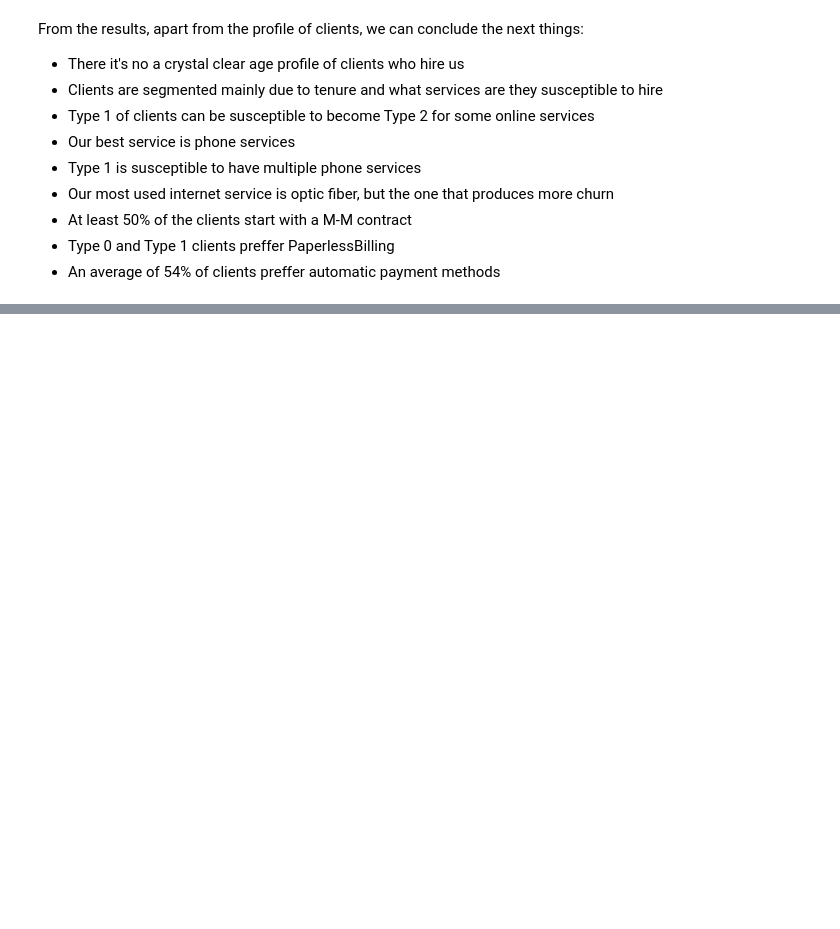
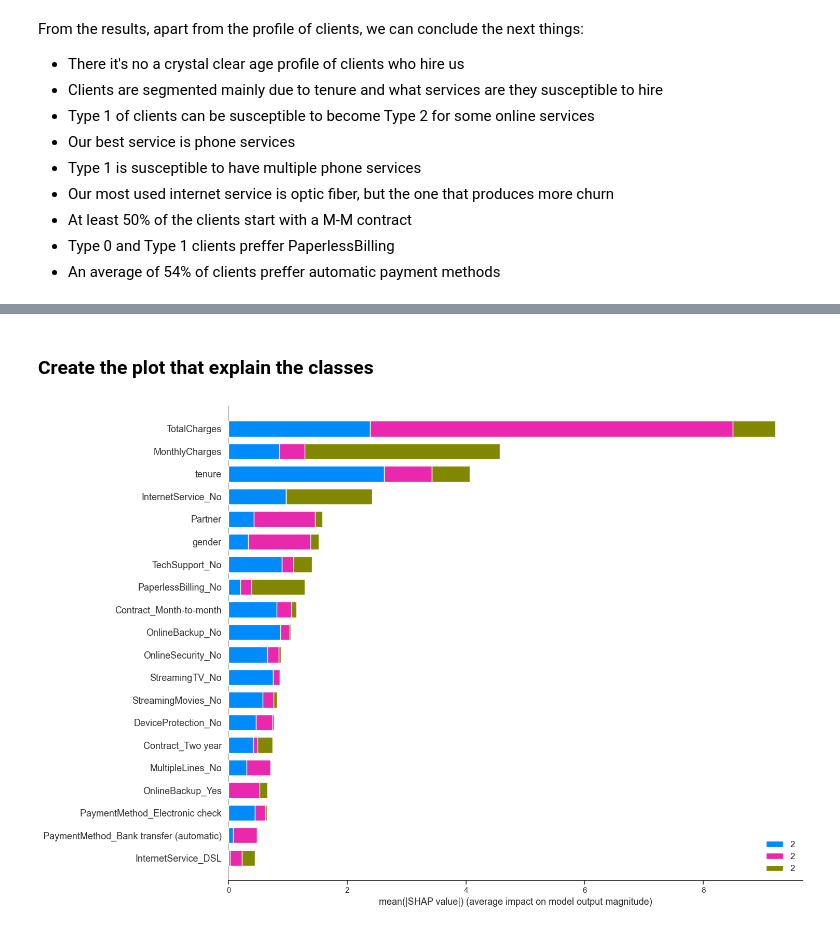
Before and after one commit to fbrownp/ml-churn, a Jupyter notebook: research/EDA_churn_analysis.ipynb, the cells around one changed output, grey strips where cells are left out. Saved outputs shown, nothing was run; the diff lists cells and outputs as text; code cells hidden in the pictures; blank space fills up the shorter version.

```diff
--- a/research/EDA_churn_analysis.ipynb
+++ b/research/EDA_churn_analysis.ipynb
@@ -611,0 +622,5 @@ From the results, apart from the profile of clients, we can conclude the next th
+# %%
+clf_kp = XGBClassifier(n_estimators = 400)
+
+cv_scores_kp = cross_val_score(clf_kp,dd_new_two.drop(columns = ["Churn","G0"]),dd_new_two["G0"], scoring='f1_weighted')
+print(f'CV F1 score for K-Prototypes clusters is {np.mean(cv_scores_kp)}')
@@ -611,0 +631,2 @@ From the results, apart from the profile of clients, we can conclude the next th
+# %%
+clf_kp.fit(dd_new_two.drop(columns = ["Churn","G0"]),dd_new_two["G0"])
@@ -611,0 +647,3 @@ From the results, apart from the profile of clients, we can conclude the next th
+# %%
+explainer = shap.TreeExplainer(clf_kp)
+shap_values = explainer.shap_values(dd_new_two.drop(columns = ["Churn","G0"]))
@@ -611,0 +652,6 @@ From the results, apart from the profile of clients, we can conclude the next th
+# %% [markdown]
+### Create the plot that explain the classes
+# %%
+shap.summary_plot(shap_values, dd_new_two.drop(columns = ["Churn","G0"]), plot_type="bar", plot_size=(15, 10), class_names=dd_new_two["G0"].astype(str))
+# %% [output]
+[figure, added]
```
Also changed, not shown: parts of 20 cells of this notebook, 5 other files.
